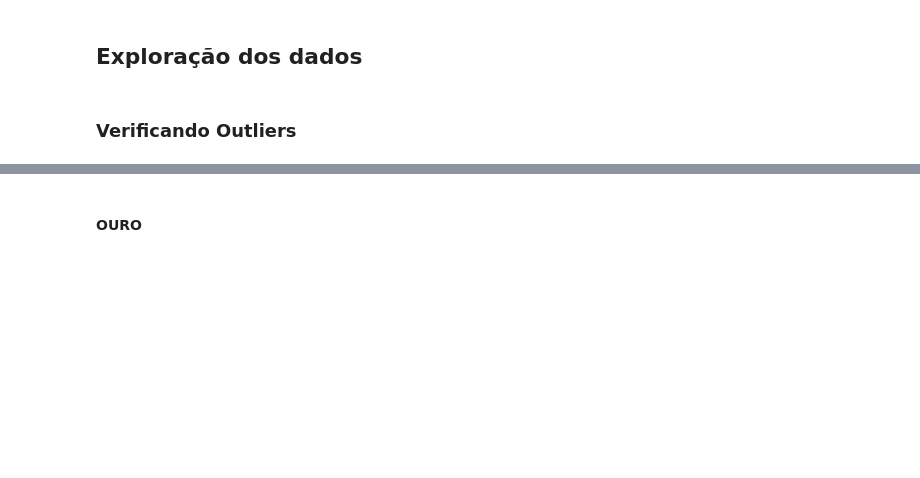
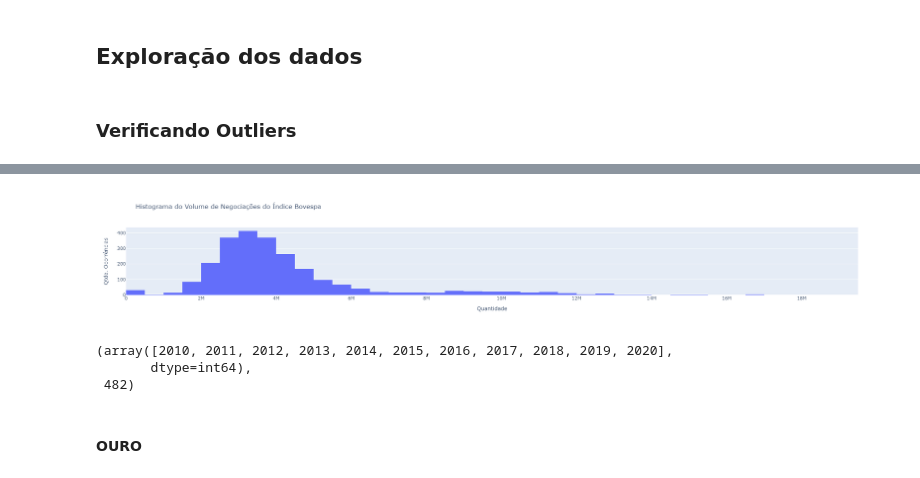
Before and after one commit to rafaelsoaresmelero/MBA_PUC, a Jupyter notebook: source/TCC MBA PUC.ipynb, the cells around one changed output, grey strips where cells are left out. Saved outputs shown, nothing was run; the diff lists cells and outputs as text; code cells hidden in the pictures; blank space fills up the shorter version.

```diff
--- a/source/TCC MBA PUC.ipynb
+++ b/source/TCC MBA PUC.ipynb
@@ -486,3 +587,14 @@ sns.boxplot(x=df["BOVESPA_VOLUME"])
+# %%
+#Verificando range de valores
+fig = px.histogram(df, x="BOVESPA_VOLUME", title='Histograma do Volume de Negociações do Índice Bovespa')
+fig.update_layout(showlegend=True, yaxis_title="Qtde. Ocorrências", xaxis_title="Quantidade")
+fig.show()
+# %% [output]
+[figure, added]
 # %%
-np.unique(df.query("BOVESPA_VOLUME > 0.75e+07 | BOVESPA_VOLUME < 0.25e+07").index.year), np.count_nonzero(np.unique(df.query("BOVESPA_VOLUME > 0.75e+07 | BOVESPA_VOLUME < 0.25e+07").index.date))
+np.unique(df.query("BOVESPA_VOLUME > 5000000 | BOVESPA_VOLUME < 411000").index.year), np.count_nonzero(np.unique(df.query("BOVESPA_VOLUME > 5000000 | BOVESPA_VOLUME < 411000").index.date))
+# %% [output]
+(array([2010, 2011, 2012, 2013, 2014, 2015, 2016, 2017, 2018, 2019, 2020],
+       dtype=int64),
+ 482)
 # %%
```
Also changed, not shown: parts of 66 cells of this notebook, 1 other file.
